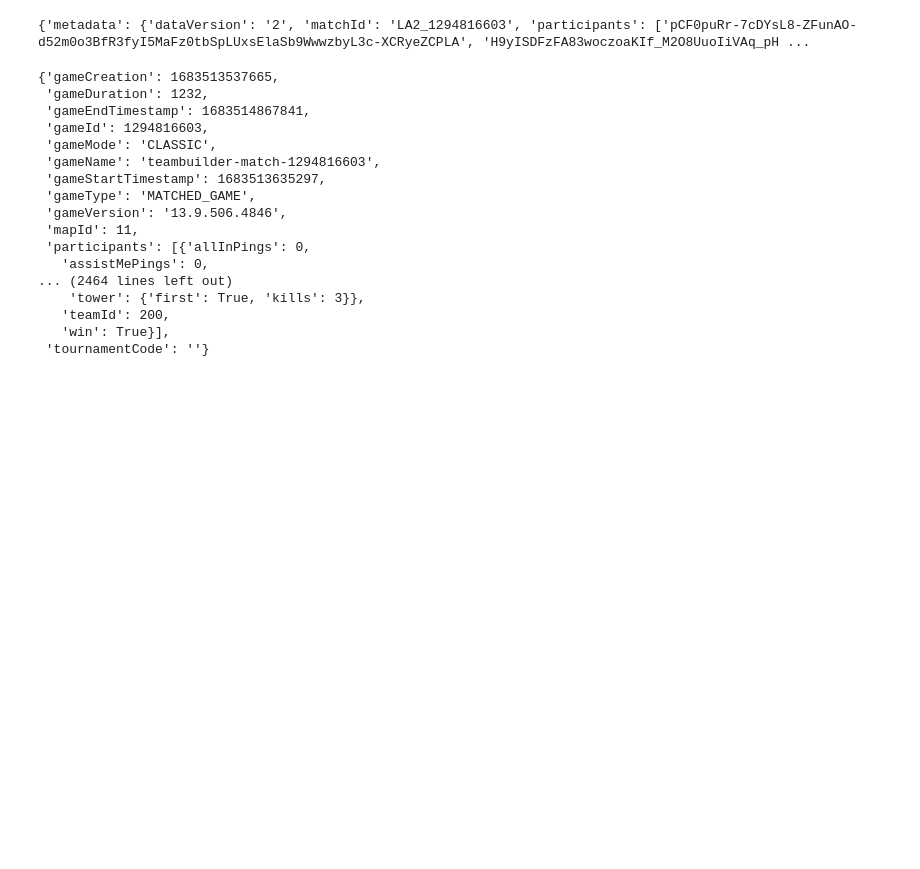
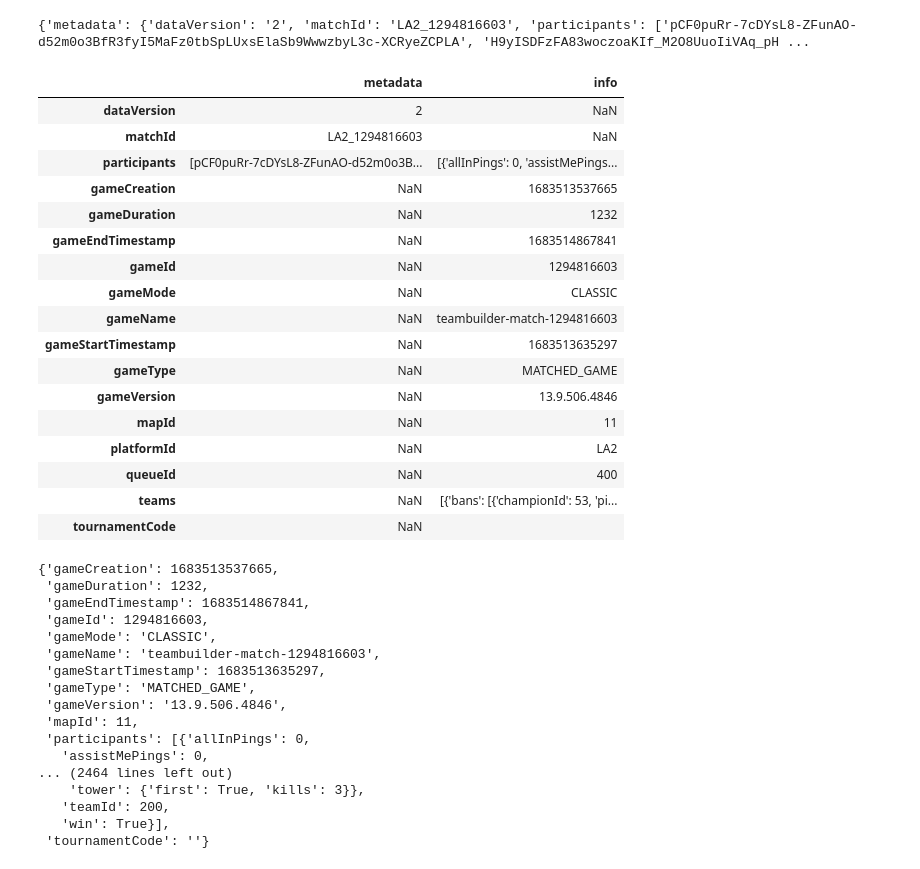
Before and after one commit to nicolas-muzzio/Spirit_of_the_LoL, a Jupyter notebook: Preprocessing.ipynb, the cells around one changed output. Drawn from its saved outputs; the diff is of its cells as text; code cells hidden in the pictures; blank space fills up the shorter version.

Commit message:
Avances en participants df --> falta adicionar identificador de partica y crear el challenge df

```diff
--- a/Preprocessing.ipynb
+++ b/Preprocessing.ipynb
@@ -17,6 +18,28 @@ else:
     print('Error:', response.status_code)
 # %% [output]
 {'metadata': {'dataVersion': '2', 'matchId': 'LA2_1294816603', 'participants': ['pCF0puRr-7cDYsL8-ZFunAO-d52m0o3BfR3fyI5MaFz0tbSpLUxsElaSb9WwwzbyL3c-XCRyeZCPLA', 'H9yISDFzFA83woczoaKIf_M2O8UuoIiVAq_pH ...
+# %%
+df = pd.DataFrame(data)
+df
+# %% [output]
+|  | metadata | info |
+| dataVersion | 2 | NaN |
+| matchId | LA2_1294816603 | NaN |
+| participants | [pCF0puRr-7cDYsL8-ZFunAO-d52m0o3B... | [{'allInPings': 0, 'assistMePings... |
+| gameCreation | NaN | 1683513537665 |
+| gameDuration | NaN | 1232 |
+| gameEndTimestamp | NaN | 1683514867841 |
+| gameId | NaN | 1294816603 |
+| gameMode | NaN | CLASSIC |
+| gameName | NaN | teambuilder-match-1294816603 |
+| gameStartTimestamp | NaN | 1683513635297 |
+| gameType | NaN | MATCHED_GAME |
+| gameVersion | NaN | 13.9.506.4846 |
+| mapId | NaN | 11 |
+| platformId | NaN | LA2 |
+| queueId | NaN | 400 |
+| teams | NaN | [{'bans': [{'championId': 53, 'pi... |
+| tournamentCode | NaN |  |
 # %%
 data_info = data["info"]
 data_info
```
Also changed, not shown: parts of 9 cells of this notebook.
